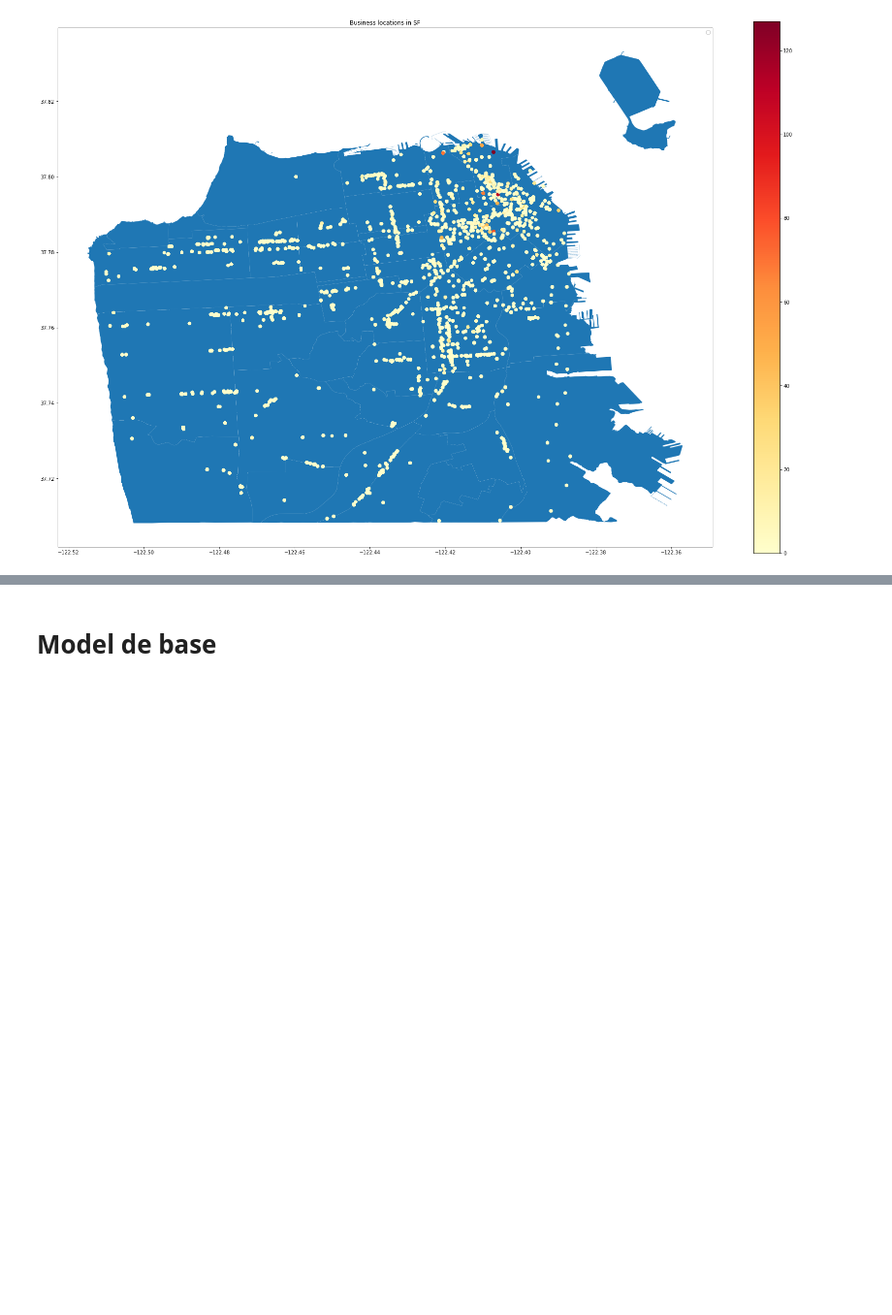
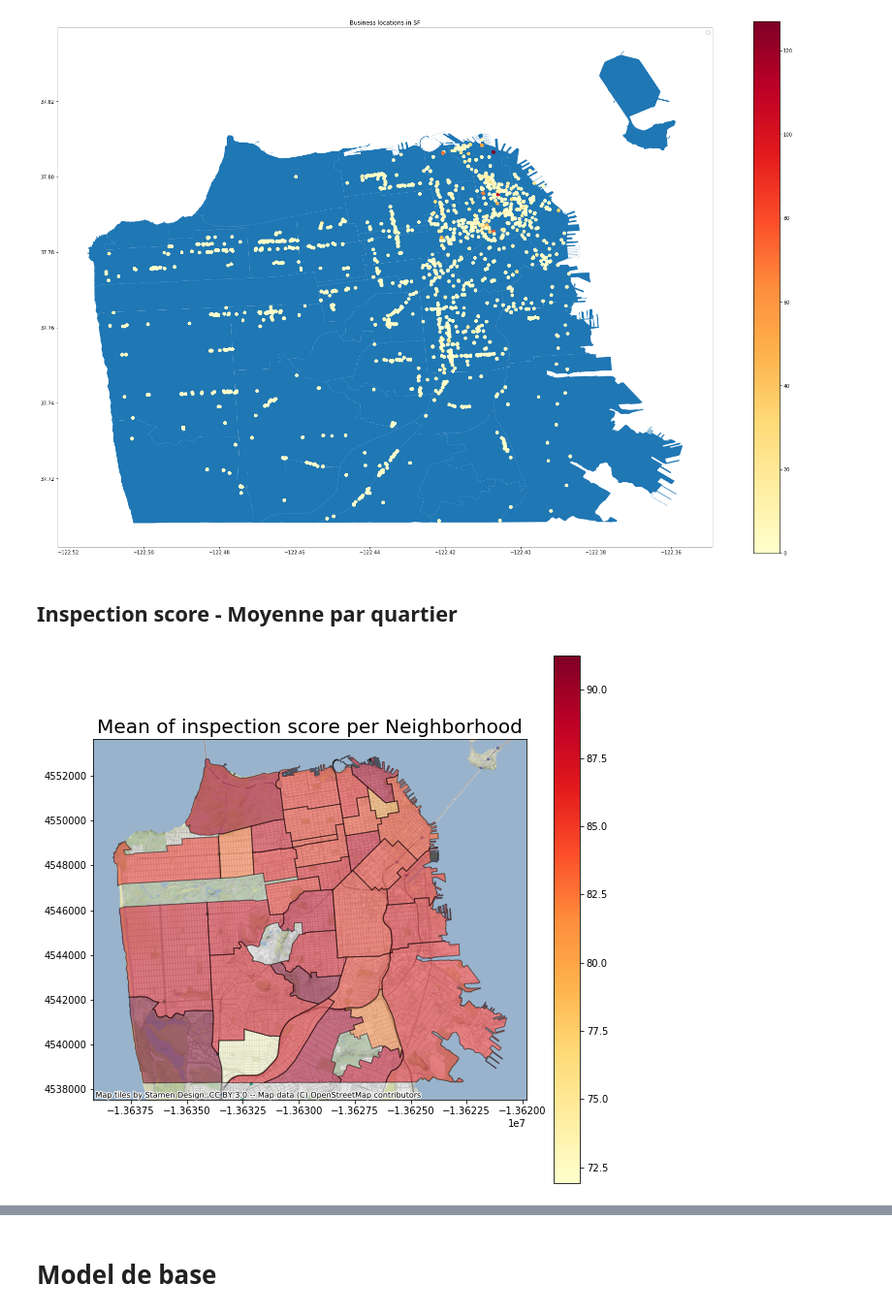
Before and after one commit to BWallyn/Datacamp, a Jupyter notebook: notebooks/first_data_explo.ipynb, the cells around one changed output, grey strips where cells are left out. Shown at 97% size. Saved outputs shown, nothing was run; the diff lists cells and outputs as text; code cells hidden in the pictures; blank space fills up the shorter version.

Commit message:
Adding maps of aggregated mean of inspection_score and rating per neighborhood

```diff
--- a/notebooks/first_data_explo.ipynb
+++ b/notebooks/first_data_explo.ipynb
@@ -160,6 +160,28 @@ X_trip.shape[0]
 4929
 # %%
 merged = X_df.merge(X_trip, left_on='business_name', right_on='name')
+# %%
+def get_range_number(x, typ):
+    if typ == 'min':
+        if str(x).split('\x80')[0] == 'nan':
+            return(np.nan)
+        else:
+            return(np.int(str(x).split('\x80')[1].split(' ')[0]))
+    if typ == 'max':
+        if str(x).split('\x80')[0] == 'nan':
+            return(np.nan)
+        else:
+            return(np.int(str(x).split('\x80')[2].split(' ')[0]))
+
+
+merged['price_range_min'] = list(map(lambda x: get_range_number(x, 'min'), merged["price_range"]))
+merged['price_range_max'] = list(map(lambda x: get_range_number(x, 'max'), merged["price_range"]))
+# %%
+merged['latitude'] = pd.to_numeric(merged['business_latitude'], downcast='float', errors='coerce')
+merged['longitude'] = pd.to_numeric(merged['business_longitude'], downcast='float', errors='coerce')
+merged = merged[(merged['longitude'] <= -121.) &
+                (merged['latitude'] <= 37.84) &
+                (merged['latitude'] >= 37.70)]
 # %%
 merged.head()
 # %% [output]
@@ -192,0 +217,10 @@ merged = merged[merged['inspection_score'].notna()]
+# %%
+from shapely.geometry import Point
+
+def get_neighborhood(long, lat):
+    point = Point(long, lat)
+    for k in range(len(nbrhoods)):
+        if point.within(nbrhoods.geometry[k]):
+            return nbrhoods.nhood[k]
+
+merged['neighborhood'] = list(map(lambda x, y: get_neighborhood(x,y), merged['longitude'], merged['latitude']))
@@ -283,3 +328,20 @@ plt.show()
 # %% [output]
 No handles with labels found to put in legend.
 [figure]
+# %% [markdown]
+## Inspection score - Moyenne par quartier
+# %%
+import contextily as ctx
+
+mean_inspec_by_nbrh_gdf = merged.groupby('neighborhood')['inspection_score'].mean().to_frame()
+mean_inspec_by_nbrh_gdf.reset_index(inplace=True)
+f, ax = plt.subplots(figsize=(10, 10))
+nbrhoods.merge(mean_inspec_by_nbrh_gdf, left_on='nhood', right_on='neighborhood')\
+                        .to_crs(epsg=3857)\
+                        .plot(ax=ax, alpha=0.5, edgecolor='k',
+                              cmap = 'YlOrRd', column='inspection_score', legend=True)
+ctx.add_basemap(ax, zoom=15)
+ax.set_title("Mean of inspection score per Neighborhood", fontsize = 20)
+plt.show()
+# %% [output]
+[figure, added]
```
Also changed, not shown: parts of 10 cells of this notebook.
